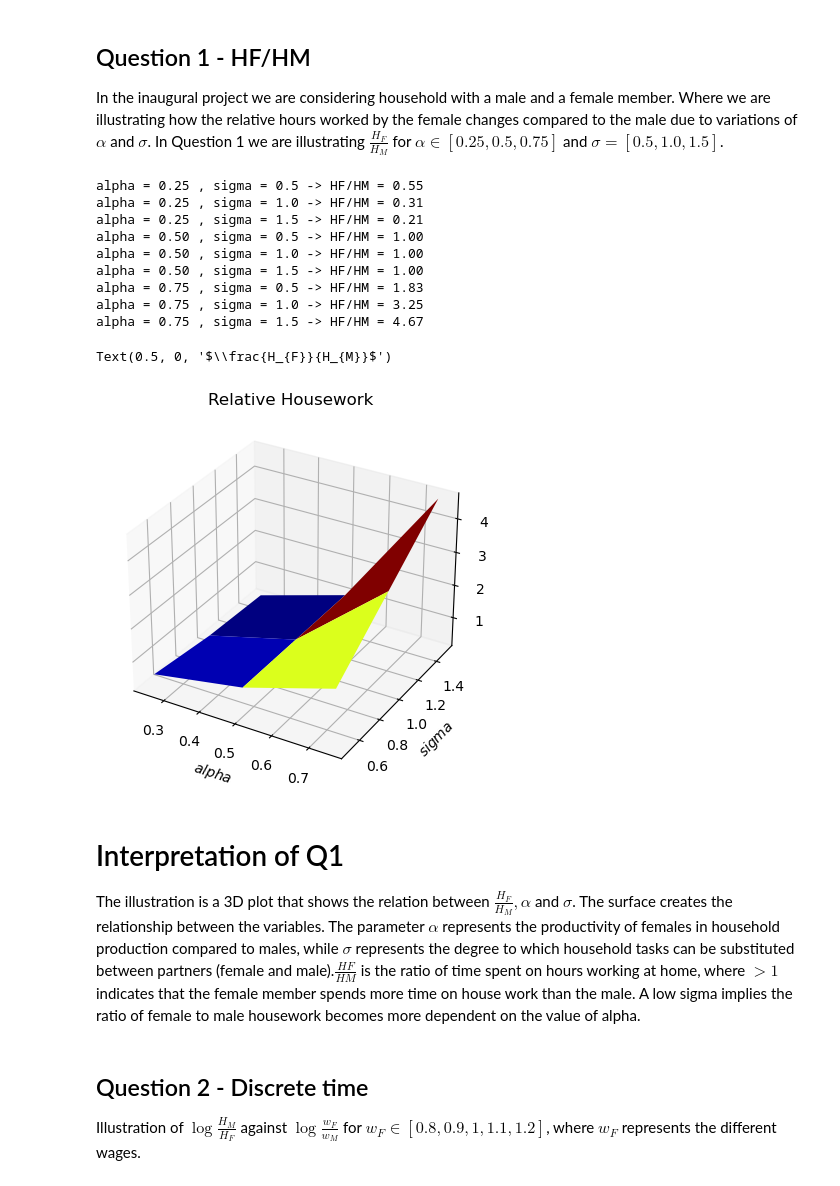
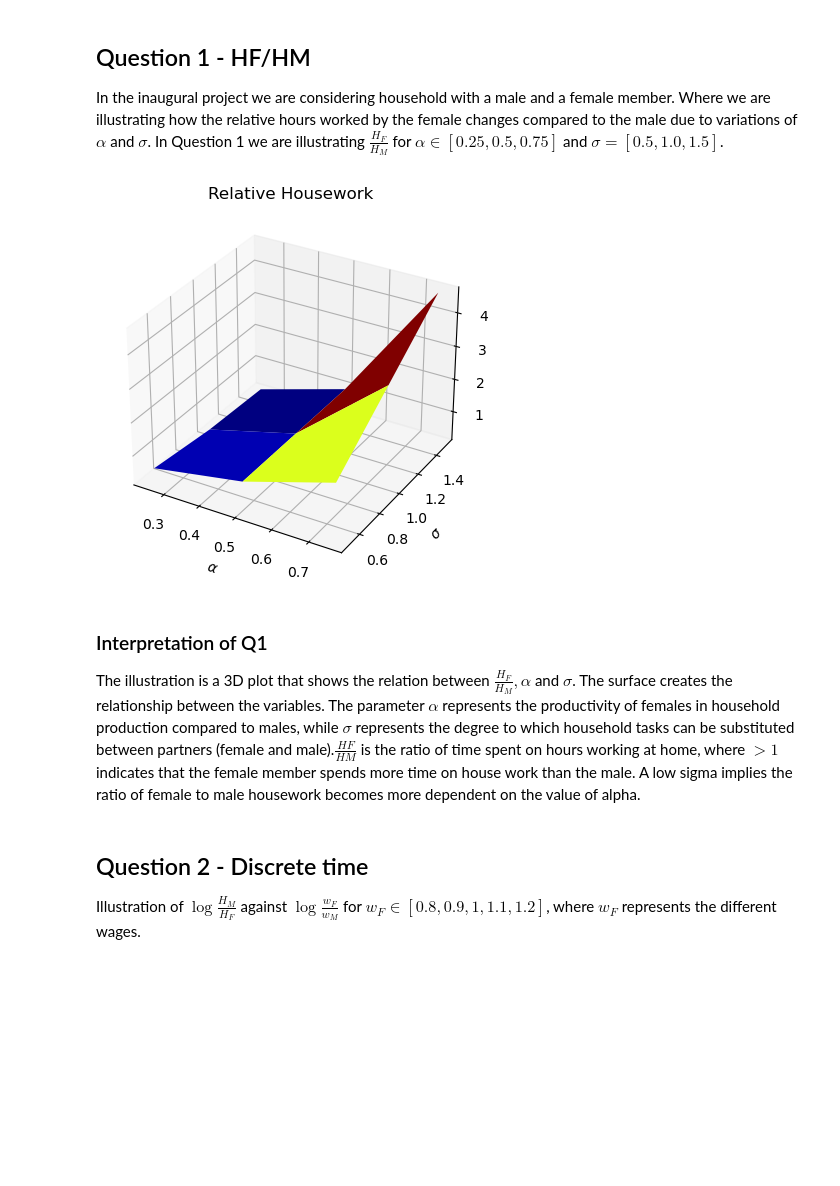
Before and after one commit to NumEconCopenhagen/projects-2023-hello-world-1, a Jupyter notebook: inauguralproject/inauguralproject.ipynb, the cells around one changed output. Saved outputs shown, nothing was run; the diff lists cells and outputs as text; code cells hidden in the pictures; blank space fills up the shorter version.

```diff
--- a/inauguralproject/inauguralproject.ipynb
+++ b/inauguralproject/inauguralproject.ipynb
@@ -14,64 +21,48 @@ from inauguralproject import HouseholdSpecializationModelClass
 ## Question 1 - HF/HM
 In the inaugural project we are considering household with a male and a female member. Where we are illustrating how the relative hours worked by the female changes compared to the male due to variations of $\alpha$ and $\sigma$. In Question 1 we are illustrating $\frac{H_F}{H_M}$ for $\alpha \in [0.25,0.5,0.75]$ and $\sigma = [0.5, 1.0, 1.5]$.
 # %%
-%matplotlib inline
-from mpl_toolkits.mplot3d import Axes3D # Used implictely when doing 3D plots
-import matplotlib.pyplot as plt # baseline module
-from matplotlib import cm # for colormaps
-import numpy as np
-
-
 #creating an instance of the HouseholdSpecializationModelClass
 HHS = HouseholdSpecializationModelClass()
 
 alphalist = (0.25,0.50,0.75)
 sigmalist = (0.5,1.0,1.5)
 
-#creating a 3X3 grid for the 3D plot
+# creating a 3X3 grid for the 3D plot
 shape_tuple = (3,3)
-#creating empty arrays to store the results
+
+# creating empty arrays to store the results
 alpha_vec = np.empty(shape_tuple)
 sigma_vec = np.empty(shape_tuple)
 HFHM_vec = np.empty(shape_tuple)
 
 
 for i, a in enumerate(alphalist):
     for j, s in enumerate(sigmalist):
         HHS.par.alpha = a
         HHS.par.sigma = s
         z = HHS.solve_discrete()
+
         # calculating the relative housework ratio
         HFHM = z.HF/z.HM
-        #print the results
-        print(f'alpha = {HHS.par.alpha:.2f} , sigma = {HHS.par.sigma:.1f} -> HF/HM = {HFHM:.2f}')
+
         # saving the results in the vectors
         alpha_vec[i,j] = a
         sigma_vec[i,j] = s
         HFHM_vec[i,j] = HFHM
 
-# Plotting the results in a 3D plot
+# plotting the results in a 3D plot
 fig = plt.figure()
 ax = fig.add_subplot(111,projection='3d') # create a 3d type axis
 # creating a surface plot in the axis using alpha_vec, sigma_vec, and HFHM_vec arrays as the x, y, and z coordinates
 ax.plot_surface(alpha_vec, sigma_vec, HFHM_vec, cmap=cm.jet);
 ax.set_title('Relative Housework')
-ax.set_xlabel('$alpha$')
-ax.set_ylabel('$sigma$')
-ax.set_zlabel(r'$\frac{H_{F}}{H_{M}}$')
+ax.set_xlabel(r'$\alpha$')
+ax.set_ylabel(r'$\sigma$')
+ax.set_zlabel(r'$\frac{H_{F}}{H_{M}}$');
 # %% [output]
-alpha = 0.25 , sigma = 0.5 -> HF/HM = 0.55
-alpha = 0.25 , sigma = 1.0 -> HF/HM = 0.31
-alpha = 0.25 , sigma = 1.5 -> HF/HM = 0.21
-alpha = 0.50 , sigma = 0.5 -> HF/HM = 1.00
-alpha = 0.50 , sigma = 1.0 -> HF/HM = 1.00
-alpha = 0.50 , sigma = 1.5 -> HF/HM = 1.00
-alpha = 0.75 , sigma = 0.5 -> HF/HM = 1.83
-alpha = 0.75 , sigma = 1.0 -> HF/HM = 3.25
-alpha = 0.75 , sigma = 1.5 -> HF/HM = 4.67
-Text(0.5, 0, '$\\frac{H_{F}}{H_{M}}$')
-[figure, old version]
+[figure, new version]
 # %% [markdown]
-# Interpretation of Q1
+### Interpretation of Q1
 The illustration is a 3D plot that shows the relation between $\frac{H_F}{H_M}, \alpha$ and $\sigma$. The surface creates the relationship between the variables.
 The parameter $\alpha$  represents the productivity of females in household production compared to males, while $\sigma$ represents the degree to which household tasks can be substituted between partners (female and male).$\frac{HF}{HM}$ is the ratio of time spent on hours working at home, where $>1$ indicates that the female member spends more time on house work than the male. A low sigma implies the ratio of female to male housework becomes more dependent on the value of alpha.
 # %% [markdown]
```
Also changed, not shown: parts of 12 cells of this notebook.
